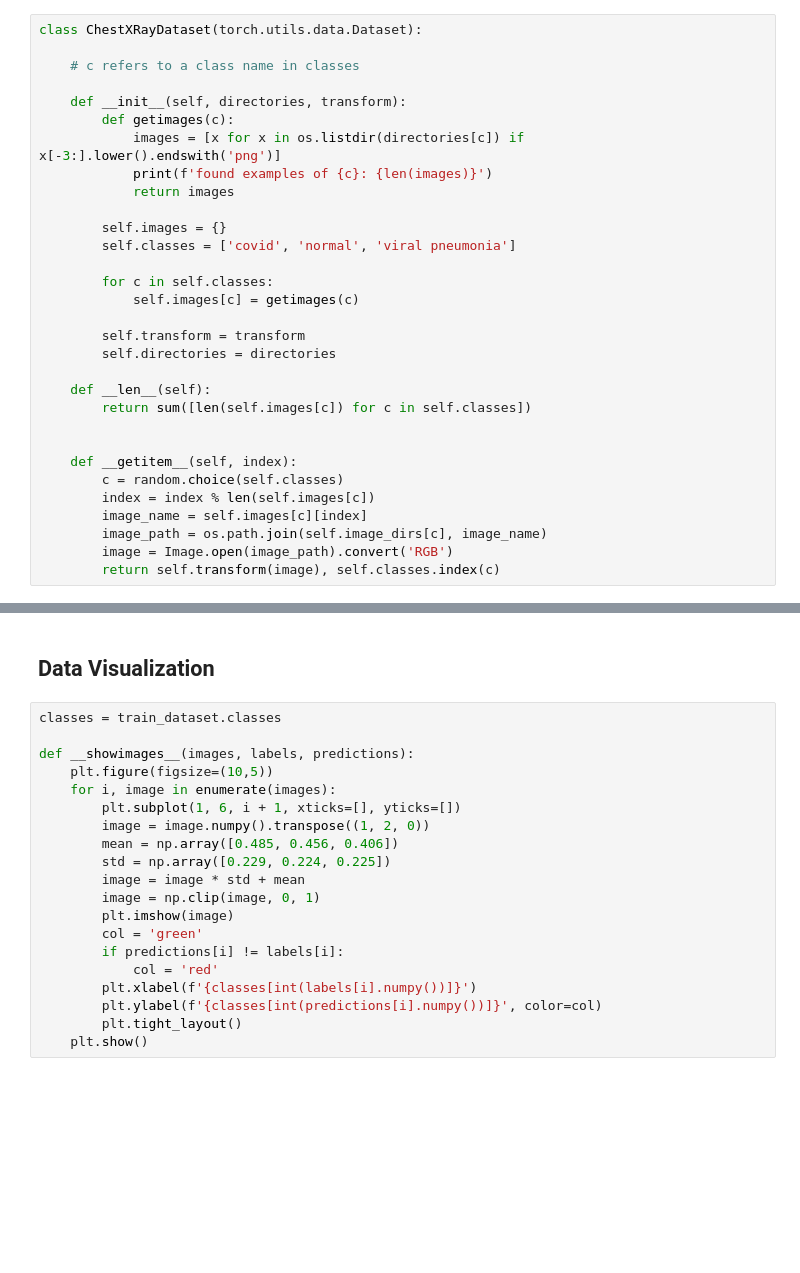
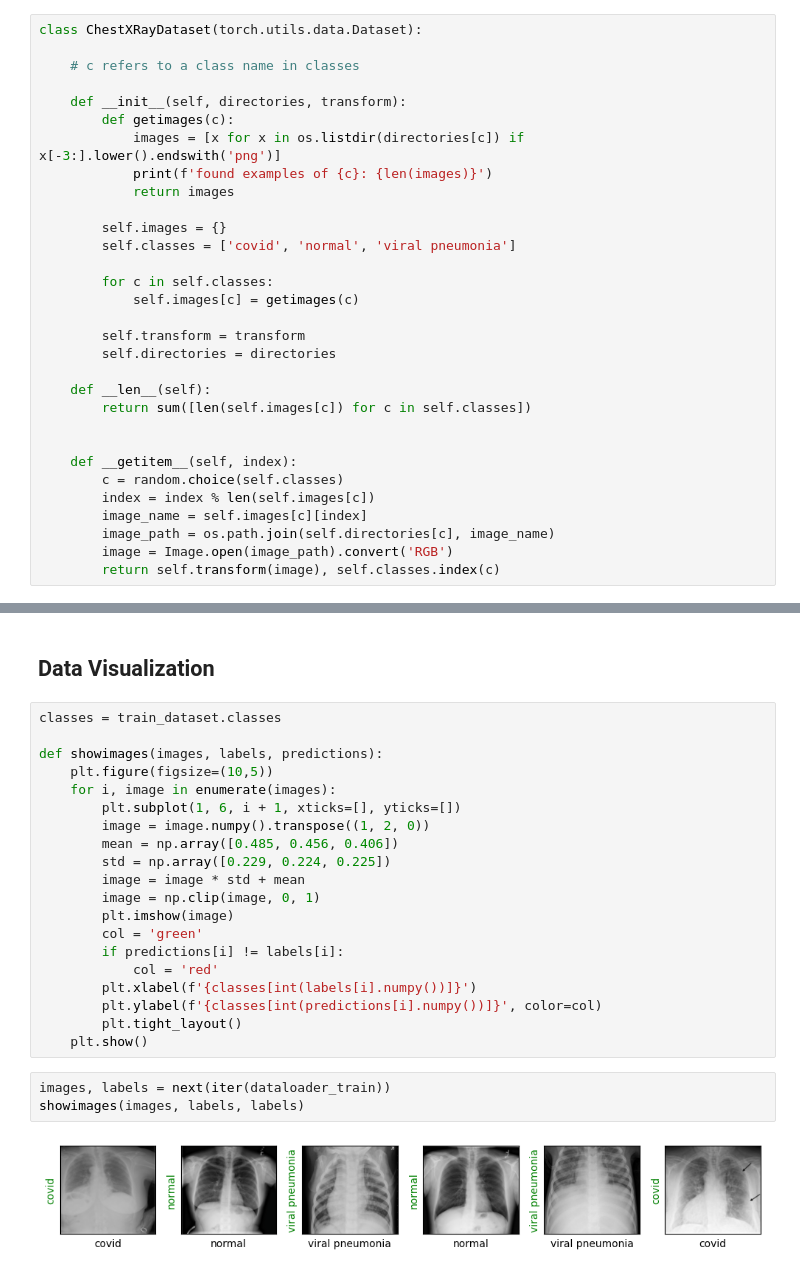
Before and after one commit to blondedman/covid-19-detection, a Jupyter notebook: covid-19-detection.ipynb, the cells around one changed output, grey strips where cells are left out. Cells and saved outputs as stored; diff of their text form; blank space fills up the shorter version.

```diff
--- a/covid-19-detection.ipynb
+++ b/covid-19-detection.ipynb
@@ -82,7 +82,7 @@ class ChestXRayDataset(torch.utils.data.Dataset):
         c = random.choice(self.classes)
         index = index % len(self.images[c])
         image_name = self.images[c][index]
-        image_path = os.path.join(self.image_dirs[c], image_name)
+        image_path = os.path.join(self.directories[c], image_name)
         image = Image.open(image_path).convert('RGB')
         return self.transform(image), self.classes.index(c)
 # %% [markdown]
@@ -142,7 +142,7 @@ number of training batches 2181
 # %%
 classes = train_dataset.classes
 
-def __showimages__(images, labels, predictions):
+def showimages(images, labels, predictions):
     plt.figure(figsize=(10,5))
     for i, image in enumerate(images):
         plt.subplot(1, 6, i + 1, xticks=[], yticks=[])
@@ -159,3 +159,8 @@ def __showimages__(images, labels, predictions):
         plt.ylabel(f'{classes[int(predictions[i].numpy())]}', color=col)
         plt.tight_layout()
     plt.show()
+# %%
+images, labels = next(iter(dataloader_train))
+showimages(images, labels, labels)
+# %% [output]
+[figure, added]
```
Also changed, not shown: parts of 4 cells of this notebook.
